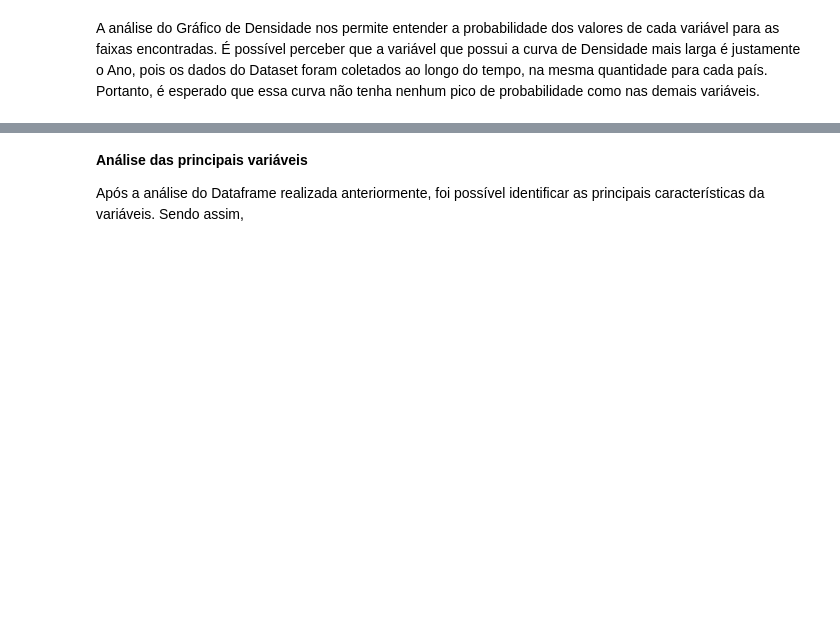
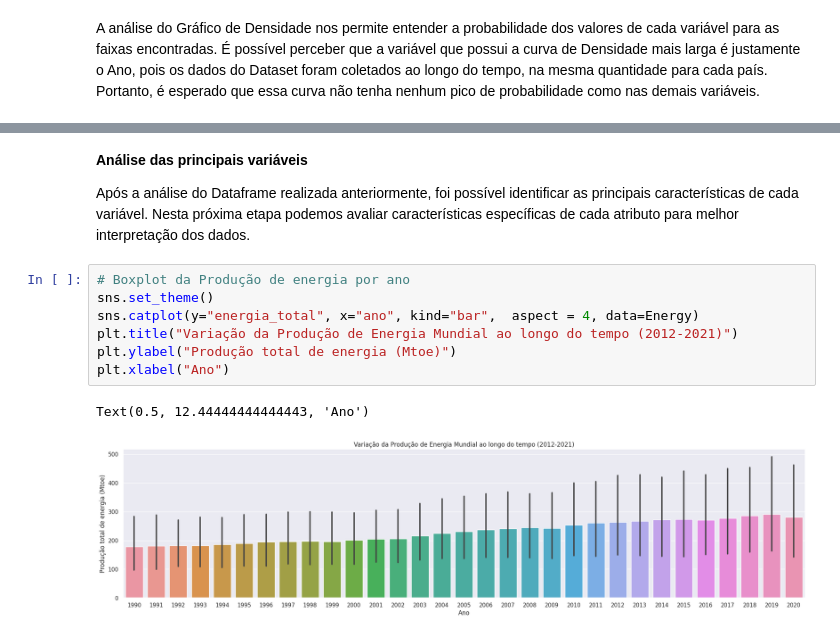
Before and after one commit to annalutepedino/EnergyData, a Jupyter notebook: MVP_1_Anna_Tepedino.ipynb, the cells around one changed output, grey strips where cells are left out. Saved outputs shown, nothing was run; the diff lists cells and outputs as text; blank space fills up the shorter version.

```diff
--- a/MVP_1_Anna_Tepedino.ipynb
+++ b/MVP_1_Anna_Tepedino.ipynb
@@ -259,4 +297,14 @@ A análise do Gráfico de Densidade nos permite entender a probabilidade dos val
 # %% [markdown]
 **Análise das principais variáveis**
 
-Após a análise do Dataframe realizada anteriormente, foi possível identificar as principais características da variáveis. Sendo assim,
+Após a análise do Dataframe realizada anteriormente, foi possível identificar as principais características de cada variável. Nesta próxima etapa podemos avaliar características específicas de cada atributo para melhor interpretação dos dados.
+# %%
+# Boxplot da Produção de energia por ano
+sns.set_theme()
+sns.catplot(y="energia_total", x="ano", kind="bar",  aspect = 4, data=Energy)
+plt.title("Variação da Produção de Energia Mundial ao longo do tempo (2012-2021)")
+plt.ylabel("Produção total de energia (Mtoe)")
+plt.xlabel("Ano")
+# %% [output]
+Text(0.5, 12.44444444444443, 'Ano')
+[figure, added]
```
Also changed, not shown: parts of 18 cells of this notebook.
